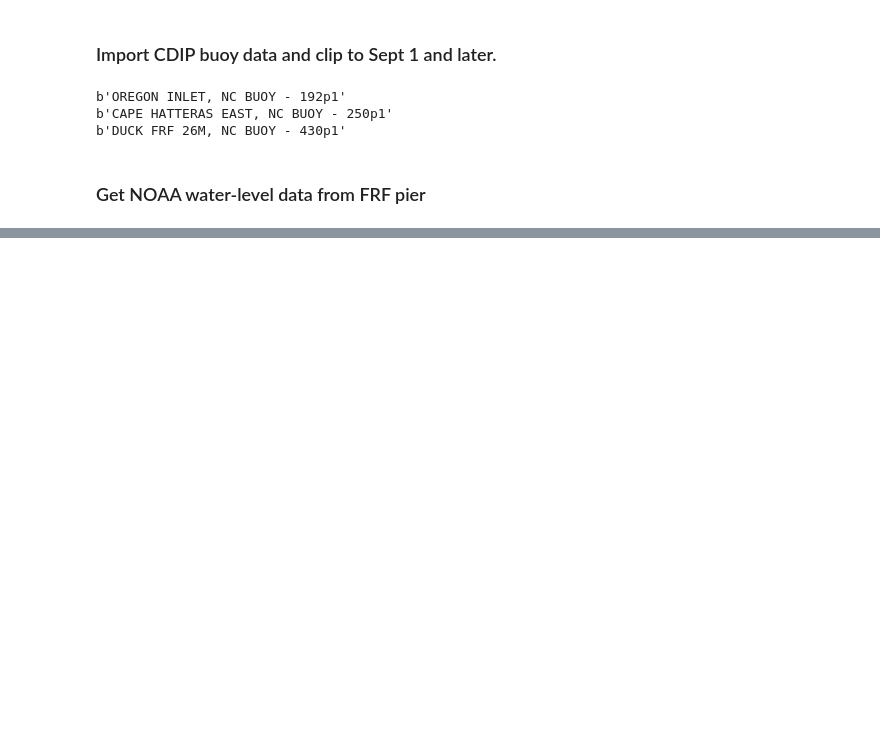
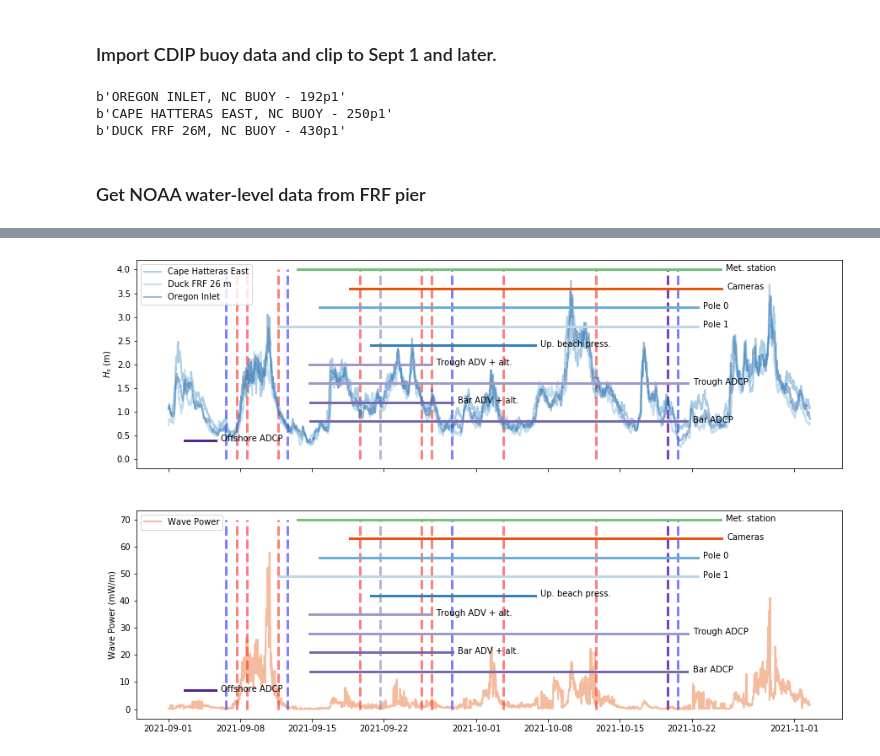
Before and after one commit to csherwood-usgs/DUNEX, a Jupyter notebook: plot_DUNEX_buoy_data.ipynb, the cells around one changed output, grey strips where cells are left out. Drawn from its saved outputs; the diff is of its cells as text; code cells hidden in the pictures; blank space fills up the shorter version.

```diff
--- a/plot_DUNEX_buoy_data.ipynb
+++ b/plot_DUNEX_buoy_data.ipynb
@@ -120,0 +137,19 @@ purples = ['#f2f0f7','#cbc9e2','#9e9ac8','#756bb1','#54278f']
+# %%
+#TODO: this should become an external file that is read in
+#   Make a list of dicts with instrument deployment info
+insts = [{'name': 'Met. station',     'sd': '2021-09-13 14:04','ed': '2021-10-24 19:51','col':greens[2] },\
+         {'name': 'Cameras',          'sd': '2021-09-18 16:00','ed': '2021-10-24 22:00','col':oranges[3] },\
+         {'name': 'Pole 0',           'sd': '2021-09-15 18:10','ed': '2021-10-22 14:00','col':blues[2] },\
+         {'name': 'Pole 1',           'sd': '2021-09-11 16:00','ed': '2021-10-22 14:00','col':blues[1] },\
+         {'name': 'Up. beach press.', 'sd': '2021-09-20 16:40','ed': '2021-10-06 17:18','col':blues[3] },\
+         {'name': 'Trough ADV + alt.','sd': '2021-09-14 18:20','ed': '2021-09-26 14:00','col':purples[2]},\
+         {'name': 'Trough ADCP',      'sd': '2021-09-14 18:20','ed': '2021-10-21 15:00','col':purples[2] },\
+         {'name': 'Bar ADV + alt.',   'sd': '2021-09-14 19:20','ed': '2021-09-28 17:10','col':purples[3] },\
+         {'name': 'Bar ADCP',         'sd': '2021-09-14 19:20','ed': '2021-10-21 14:00','col':purples[3] },\
+         {'name': 'Offshore ADCP',    'sd': '2021-09-02 14:00','ed': '2021-09-05 14:00','col':purples[4] }]
+# %%
+for inst in insts:
+    inst['sdt']=datetime.datetime.strptime(inst['sd'],'%Y-%m-%d %H:%M')
+    inst['edt']=datetime.datetime.strptime(inst['ed'],'%Y-%m-%d %H:%M')
+    inst['days']=(inst['edt']-inst['sdt']).days
+    print(inst['name'], inst['sd'], inst['ed'],inst['days'])
@@ -234,0 +252,54 @@ NameError: name 'timeall' is not defined
+# %%
+# Create figure and specify subplot orientation (2 rows, 1 column), shared x-axis, and figure size
+f, (pHs, pP) = plt.subplots(2, 1, sharex=True, figsize=(15,10))
+
+# Significant wave height
+for date in survey_dates['kite']:
+    kdt = datetime.datetime.strptime(date,'%Y-%m-%d')+datetime.timedelta(hours=16)
+    pHs.plot([kdt,kdt],[0,4.],'--r',linewidth=3,alpha=.5,zorder=0)
+for date in survey_dates['bathy']:
+    kdt = datetime.datetime.strptime(date,'%Y-%m-%d')+datetime.timedelta(hours=15)
+    pHs.plot([kdt,kdt],[0,4.],'--b',linewidth=3,alpha=.5,zorder=0)
+for date in survey_dates['aerial']:
+    kdt = datetime.datetime.strptime(date,'%Y-%m-%d')+datetime.timedelta(hours=15)
+    pHs.plot([kdt,kdt],[0,4.],'--',c=purples[3],linewidth=3,alpha=.5,zorder=0)
+
+pHs.plot(t250,Hs250,c=blues[3],linewidth=2,alpha=.4,label='Cape Hatteras East')
+pHs.plot(t430,Hs430,c=blues[2],linewidth=2,alpha=.4,label='Duck FRF 26 m')
+pHs.plot(t192,Hs192,c=blues[4],linewidth=2,alpha=.4,label='Oregon Inlet')
+
+# instrument durations
+fac = .4
+for i, inst in enumerate(insts):
+    j=len(insts)-i
+    pHs.plot([inst['sdt'],inst['edt']],[j*fac,j*fac],'-',c=inst['col'],linewidth=3)
+    pHs.text(inst['edt']+datetime.timedelta(days=.5),j*fac-fac/14,inst['name'])
+pHs.set_ylabel('Wave Power (mW/m)')
+pHs.legend(loc='upper left')
+pHs.set_ylabel('$H_s$ (m)')
+_ = pHs.legend(loc='upper left')
+
+# Wave power
+for date in survey_dates['kite']:
+    kdt = datetime.datetime.strptime(date,'%Y-%m-%d')+datetime.timedelta(hours=16)
+    pP.plot([kdt,kdt],[0,70],'--r',linewidth=3,alpha=.5)
+for date in survey_dates['bathy']:
+    kdt = datetime.datetime.strptime(date,'%Y-%m-%d')+datetime.timedelta(hours=15)
+    pP.plot([kdt,kdt],[0,70],'--b',linewidth=3,alpha=.5)
+for date in survey_dates['aerial']:
+    kdt = datetime.datetime.strptime(date,'%Y-%m-%d')+datetime.timedelta(hours=15)
+    pP.plot([kdt,kdt],[0,70],'--',c=purples[3],linewidth=3,alpha=.5,zorder=1)
+pP.plot(t192,P/1e6,c=oranges[3],linewidth=2,label='Wave Power',alpha=.4)
+
+# instrument durations
+fac = 7
+for i, inst in enumerate(insts):
+    j=len(insts)-i
+    pP.plot([inst['sdt'],inst['edt']],[j*fac,j*fac],'-',c=inst['col'],linewidth=3)
+    pP.text(inst['edt']+datetime.timedelta(days=.5),j*fac-fac/14.,inst['name'])
+pP.set_ylabel('Wave Power (mW/m)')
+pP.legend(loc='upper left')
+
+f.savefig('wave_ts_inst_duration.png')
+# %% [output]
+[figure, added]
```
Also changed, not shown: parts of 9 cells of this notebook, 3 other files.
